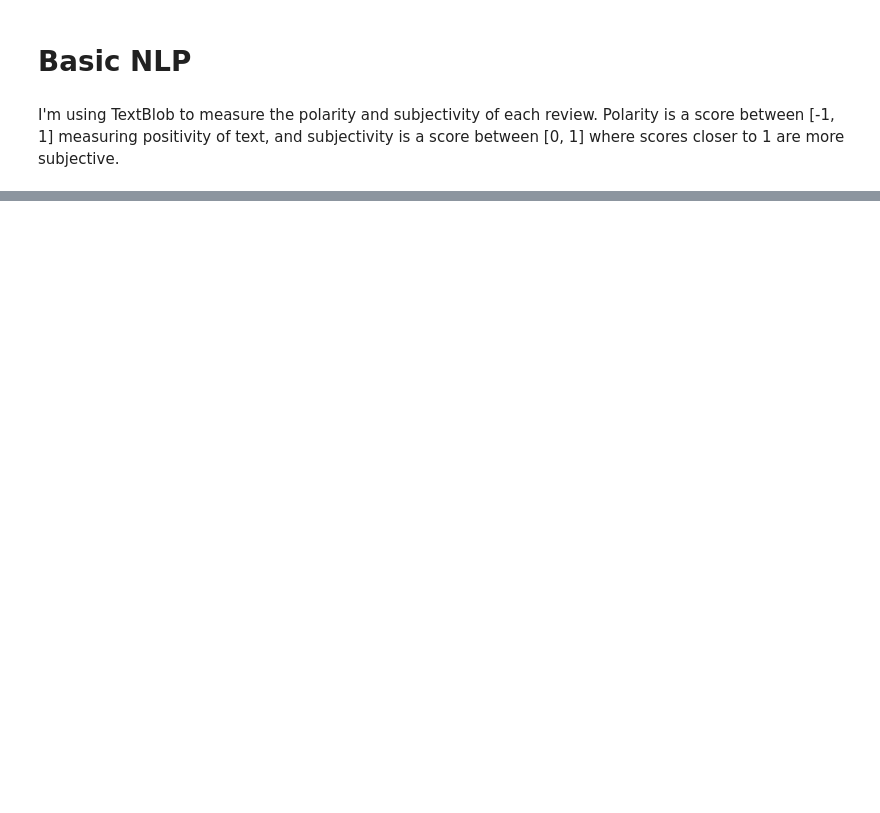
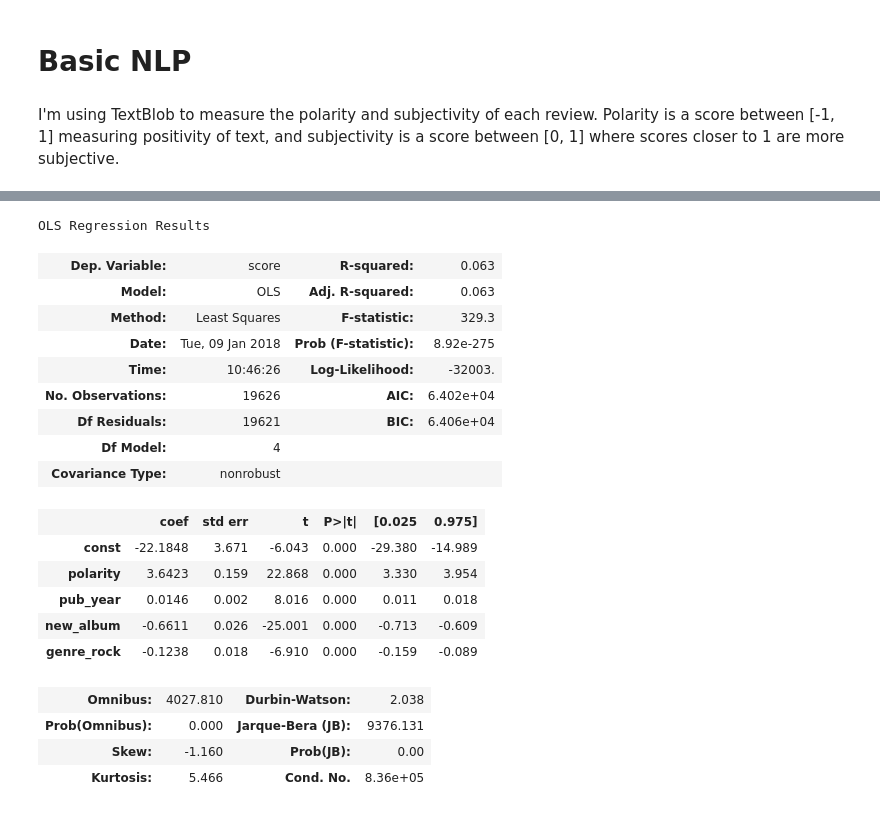
Before and after one commit to andrewjbashford/GalvanizeCapstone, a Jupyter notebook: EDA.ipynb, the cells around one changed output, grey strips where cells are left out. Drawn from its saved outputs; the diff is of its cells as text; code cells hidden in the pictures; blank space fills up the shorter version.

```diff
--- a/EDA.ipynb
+++ b/EDA.ipynb
@@ -374,0 +391,29 @@ plt.tight_layout()
+# %%
+Y = df['score']
+X = df[['polarity', 'pub_year', 'new_album', 'genre_rock']]
+X = sm.add_constant(X)
+
+model = sm.OLS(Y,X)
+results = model.fit()
+results.summary()
+# %% [output]
+OLS Regression Results
+| Dep. Variable: | score | R-squared: | 0.063 |
+| Model: | OLS | Adj. R-squared: | 0.063 |
+| Method: | Least Squares | F-statistic: | 329.3 |
+| Date: | Tue, 09 Jan 2018 | Prob (F-statistic): | 8.92e-275 |
+| Time: | 10:46:26 | Log-Likelihood: | -32003. |
+| No. Observations: | 19626 | AIC: | 6.402e+04 |
+| Df Residuals: | 19621 | BIC: | 6.406e+04 |
+| Df Model: | 4 |  |  |
+| Covariance Type: | nonrobust |  |  |
+|  | coef | std err | t | P>|t| | [0.025 | 0.975] |
+| const | -22.1848 | 3.671 | -6.043 | 0.000 | -29.380 | -14.989 |
+| polarity | 3.6423 | 0.159 | 22.868 | 0.000 | 3.330 | 3.954 |
+| pub_year | 0.0146 | 0.002 | 8.016 | 0.000 | 0.011 | 0.018 |
+| new_album | -0.6611 | 0.026 | -25.001 | 0.000 | -0.713 | -0.609 |
+| genre_rock | -0.1238 | 0.018 | -6.910 | 0.000 | -0.159 | -0.089 |
+| Omnibus: | 4027.810 | Durbin-Watson: | 2.038 |
+| Prob(Omnibus): | 0.000 | Jarque-Bera (JB): | 9376.131 |
+| Skew: | -1.160 | Prob(JB): | 0.00 |
+| Kurtosis: | 5.466 | Cond. No. | 8.36e+05 |
```
Also changed, not shown: parts of 25 cells of this notebook, 2 other files.
